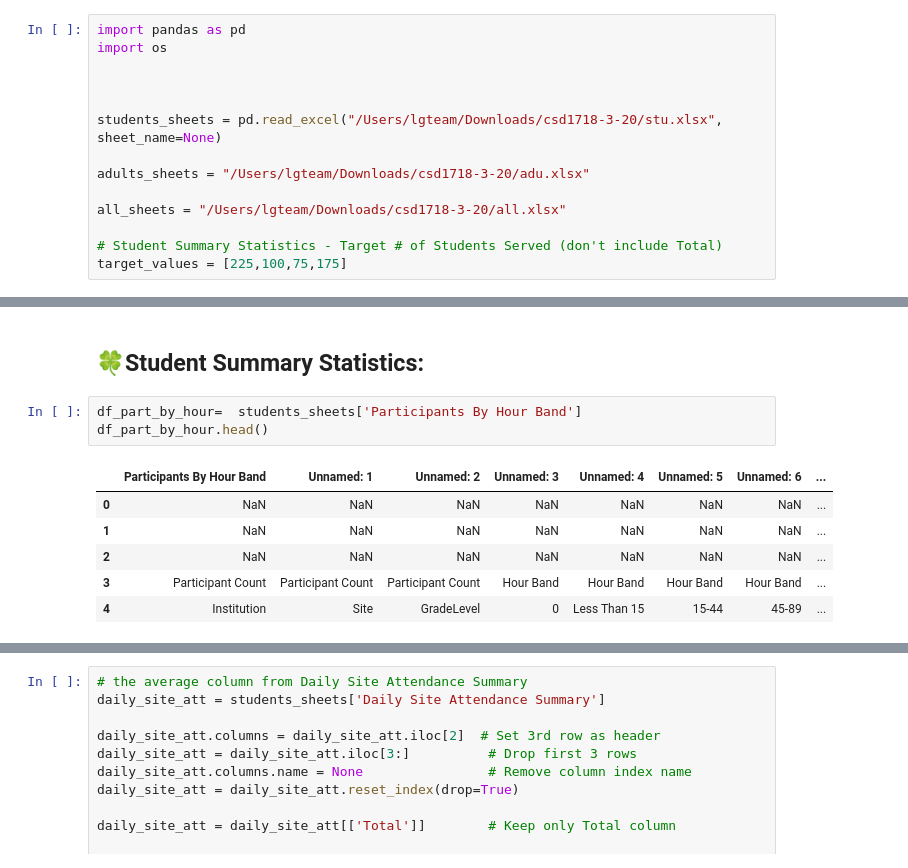
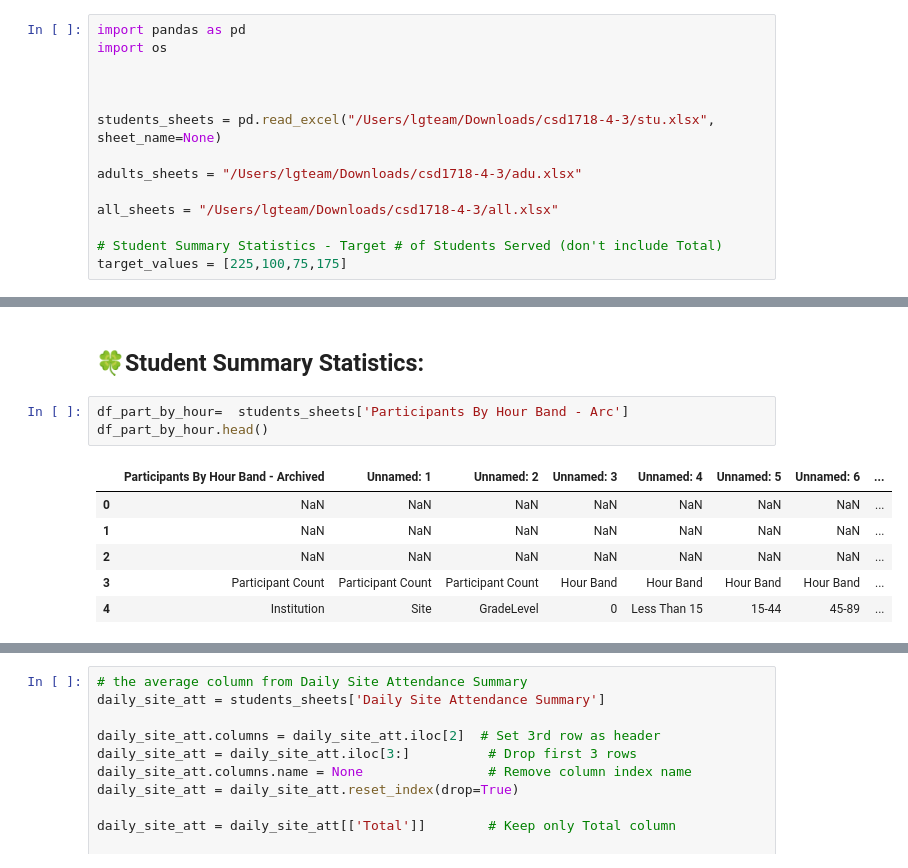
Before and after one commit to YuanjingRZ/weekly-update-report-tool, a Jupyter notebook: Final_weekly_update_coding.ipynb, the cells around one changed output, grey strips where cells are left out. Drawn from its saved outputs; the diff is of its cells as text.

```diff
--- a/Final_weekly_update_coding.ipynb
+++ b/Final_weekly_update_coding.ipynb
@@ -8,11 +8,11 @@ import os
 
 
 
-students_sheets = pd.read_excel("/Users/lgteam/Downloads/csd1718-3-20/stu.xlsx", sheet_name=None)
+students_sheets = pd.read_excel("/Users/lgteam/Downloads/csd1718-4-3/stu.xlsx", sheet_name=None)
 
-adults_sheets = "/Users/lgteam/Downloads/csd1718-3-20/adu.xlsx"
+adults_sheets = "/Users/lgteam/Downloads/csd1718-4-3/adu.xlsx"
 
-all_sheets = "/Users/lgteam/Downloads/csd1718-3-20/all.xlsx"
+all_sheets = "/Users/lgteam/Downloads/csd1718-4-3/all.xlsx"
 
 # Student Summary Statistics - Target # of Students Served (don't include Total)
 target_values = [225,100,75,175]
@@ -21,10 +21,10 @@ target_values = [225,100,75,175]
 # %% [markdown]
 ## 🍀Student Summary Statistics:
 # %%
-df_part_by_hour=  students_sheets['Participants By Hour Band']
+df_part_by_hour=  students_sheets['Participants By Hour Band - Arc']
 df_part_by_hour.head()
 # %% [output]
-|  | Participants By Hour Band | Unnamed: 1 | Unnamed: 2 | Unnamed: 3 | Unnamed: 4 | Unnamed: 5 | Unnamed: 6 | ... |
+|  | Participants By Hour Band - Archived | Unnamed: 1 | Unnamed: 2 | Unnamed: 3 | Unnamed: 4 | Unnamed: 5 | Unnamed: 6 | ... |
 | 0 | NaN | NaN | NaN | NaN | NaN | NaN | NaN | ... |
 | 1 | NaN | NaN | NaN | NaN | NaN | NaN | NaN | ... |
 | 2 | NaN | NaN | NaN | NaN | NaN | NaN | NaN | ... |
```
Also changed, not shown: parts of 8 cells of this notebook.
